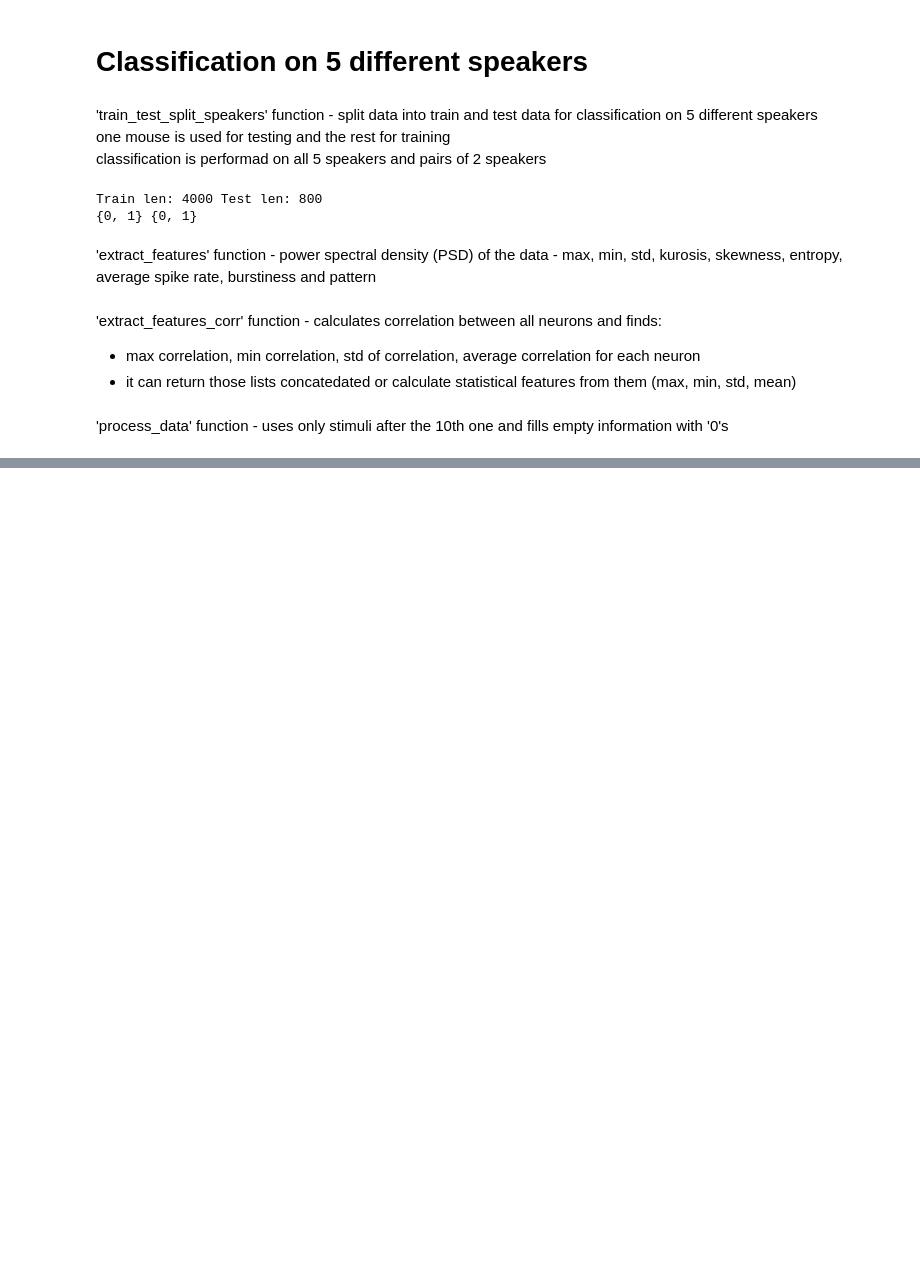
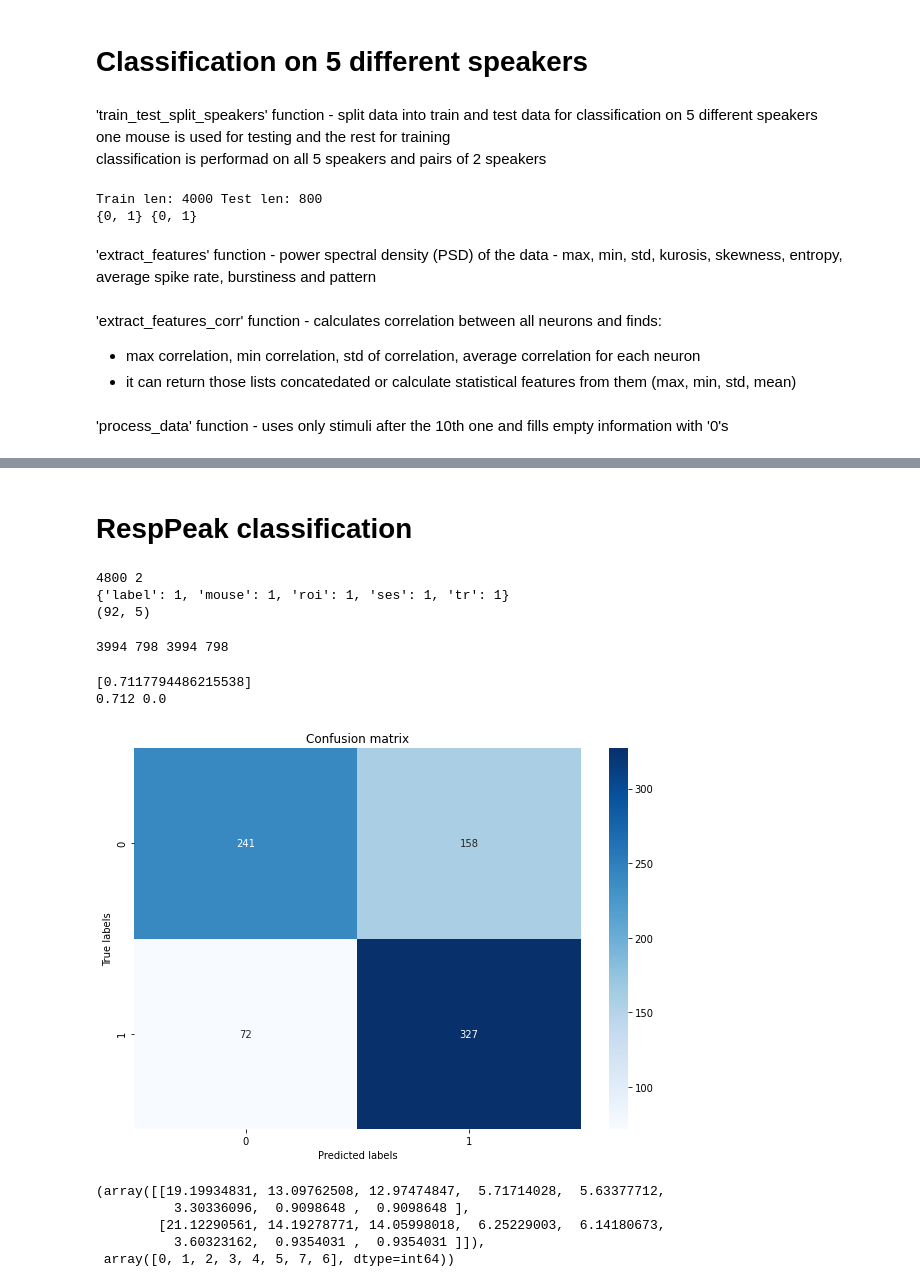
Before and after one commit to nedeljkovicmajaa/LMU_neuroscience, a Jupyter notebook: new_code/knn_rf.ipynb, the cells around one changed output, grey strips where cells are left out. Cells and saved outputs as stored; diff of their text form; code cells hidden in the pictures; blank space fills up the shorter version.

Commit message:
naive bias - 71.2% first mouse

```diff
--- a/new_code/knn_rf.ipynb
+++ b/new_code/knn_rf.ipynb
@@ -733,0 +735,13 @@ plt.show()
+# %% [markdown]
+# RespPeak classification
+# %%
+path = "C:/Users/Zephyrus/Marija/projekti/MINHEN/an_aw/data_resppeak"
+load_all_data = load_data(path)
+# %%
+print(len(load_all_data), len(load_all_data[0]))
+print(load_all_data[0][0])
+print(np.array(load_all_data[0][1]).shape)
+# %% [output]
+4800 2
+{'label': 1, 'mouse': 1, 'roi': 1, 'ses': 1, 'tr': 1}
+(92, 5)
@@ -733,0 +898,46 @@ plt.show()
+# %%
+tr, trl, ts, tsl = train_test_speakers_resppeak(1, load_all_data)
+train_data_proc, test_data_proc, train_label_proc, test_label_proc = process_data(tr, ts, trl, tsl)
+#train_data_proc, test_data_proc, train_label_proc, test_label_proc = extract_features(tr, ts, trl, tsl)
+print(len(train_data_proc), len(test_data_proc), len(train_label_proc), len(test_label_proc))
+# %% [output]
+3994 798 3994 798
+# %%
+accuracies = []
+for k in range(1):
+    tr, trl, ts, tsl = train_test_speakers_resppeak(1, load_all_data)
+    train_data_proc, test_data_proc, train_label_proc, test_label_proc = extract_features(tr, ts, trl, tsl)
+
+    gnb = GaussianNB()
+    gnb.fit(train_data_proc, train_label_proc)
+    gnb_pred = gnb.predict(test_data_proc)
+    accuracies.append(accuracy_score(test_label_proc, gnb_pred))
+# %%
+print(accuracies)
+print(np.round(np.mean(accuracies), 3), np.round(np.std(accuracies), 3))
+# %% [output]
+[0.7117794486215538]
+0.712 0.0
+# %%
+conf_mats = []
+conf_mats.append(confusion_matrix(test_label_proc, gnb_pred))
+plt.figure(figsize=(10, 7))
+sns.heatmap(conf_mats[0], annot=True, fmt='d', cmap='Blues')
+plt.xlabel('Predicted labels')
+plt.ylabel('True labels')
+plt.title('Confusion matrix')
+plt.show()
+# %% [output]
+[figure, added]
+# %%
+#feature importance
+importances = gnb.theta_
+indices = np.argsort(importances)[0][::-1]
+
+importances, indices
+# %% [output]
+(array([[19.19934831, 13.09762508, 12.97474847,  5.71714028,  5.63377712,
+          3.30336096,  0.9098648 ,  0.9098648 ],
+        [21.12290561, 14.19278771, 14.05998018,  6.25229003,  6.14180673,
+          3.60323162,  0.9354031 ,  0.9354031 ]]),
+ array([0, 1, 2, 3, 4, 5, 7, 6], dtype=int64))
```
Also changed, not shown: parts of 12 cells of this notebook, 1 other file.
